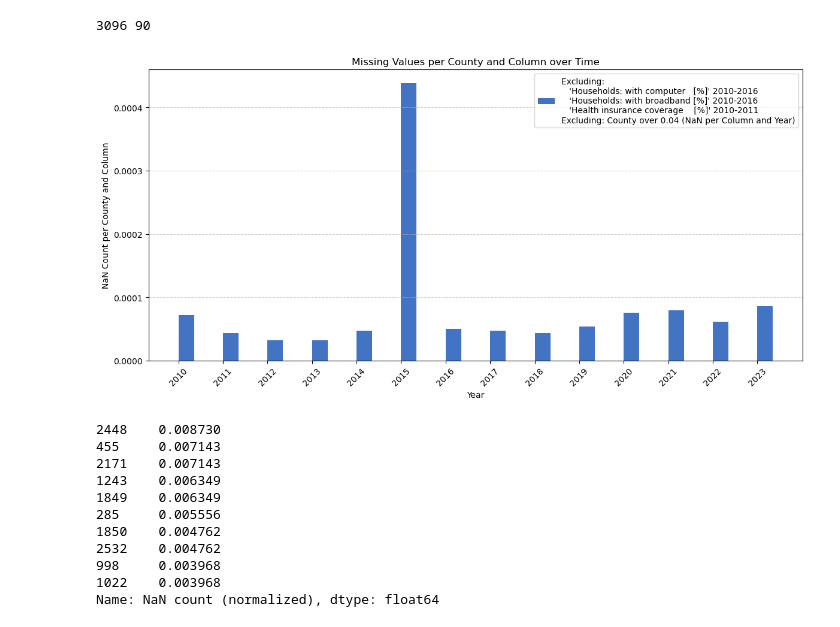
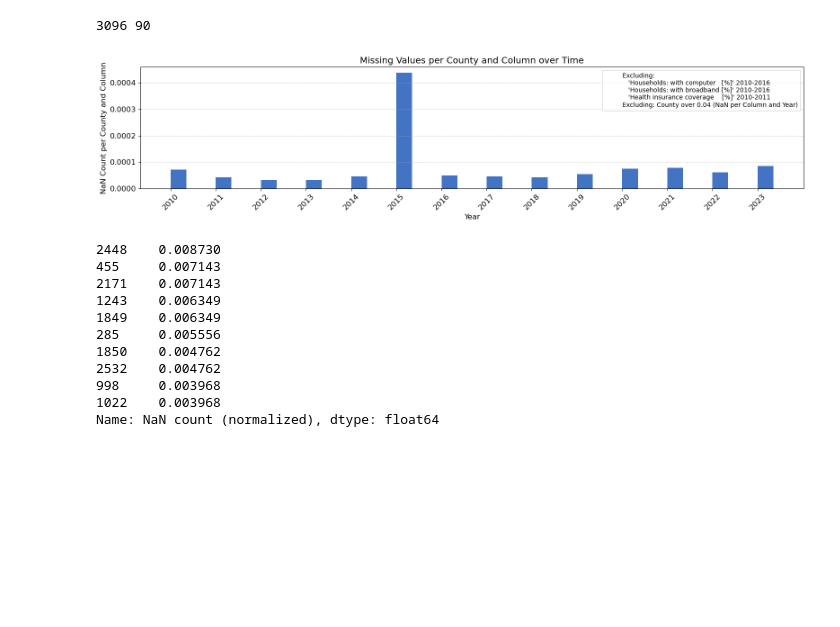
Before and after one commit to simon-0006/Data-Science-GESS---Group-Project, a Jupyter notebook: US_0/Analyse/Code/data_quality.ipynb, the cells around one changed output. Cells and saved outputs as stored; diff of their text form; code cells hidden in the pictures; blank space fills up the shorter version.

```diff
--- a/US_0/Analyse/Code/data_quality.ipynb
+++ b/US_0/Analyse/Code/data_quality.ipynb
@@ -4,6 +4,9 @@ import pandas as pd
 import geopandas as gpd
 import matplotlib.pyplot as plt
 import matplotlib.patches as mpatches
+import matplotlib as mpl
+
+mpl.rcParams['font.size'] = 12
 # %%
 years = list(range(2010, 2024))
 data_list = []
@@ -46,20 +49,21 @@ label = "Excluding: " \
 # %%
 x = np.arange(len(years))
 width = 0.35
 
-plt.figure(figsize=(12, 6))
+plt.figure(figsize=(16, 4))
 plt.bar(x + width/2, np.array(nan) / n_common_ids / n_features_read, width, label=label, color='#4373c3')
 
 plt.xlabel("Year")
 plt.ylabel("NaN Count per County and Column")
 plt.title("Missing Values per County and Column over Time")
 plt.xticks(x, years, rotation=45)
-plt.legend()
 plt.tight_layout()
 plt.grid(True, axis='y', linestyle='--', alpha=0.6)
+patch = mpatches.Patch(color='none', label=label)
+plt.legend(handles=[patch], loc='upper right', fontsize=10)
 plt.show()
 # %% [output]
-[figure, old version]
+[figure, new version]
 # %%
 gdf = gpd.read_file("../../Data/Shapefiles/tl_2023_us_county.shp")
 gdf = gdf.merge(nan_df, on="GEOIDFQ", how="inner")
```
Also changed, not shown: parts of 1 cell of this notebook, 2 other files.
